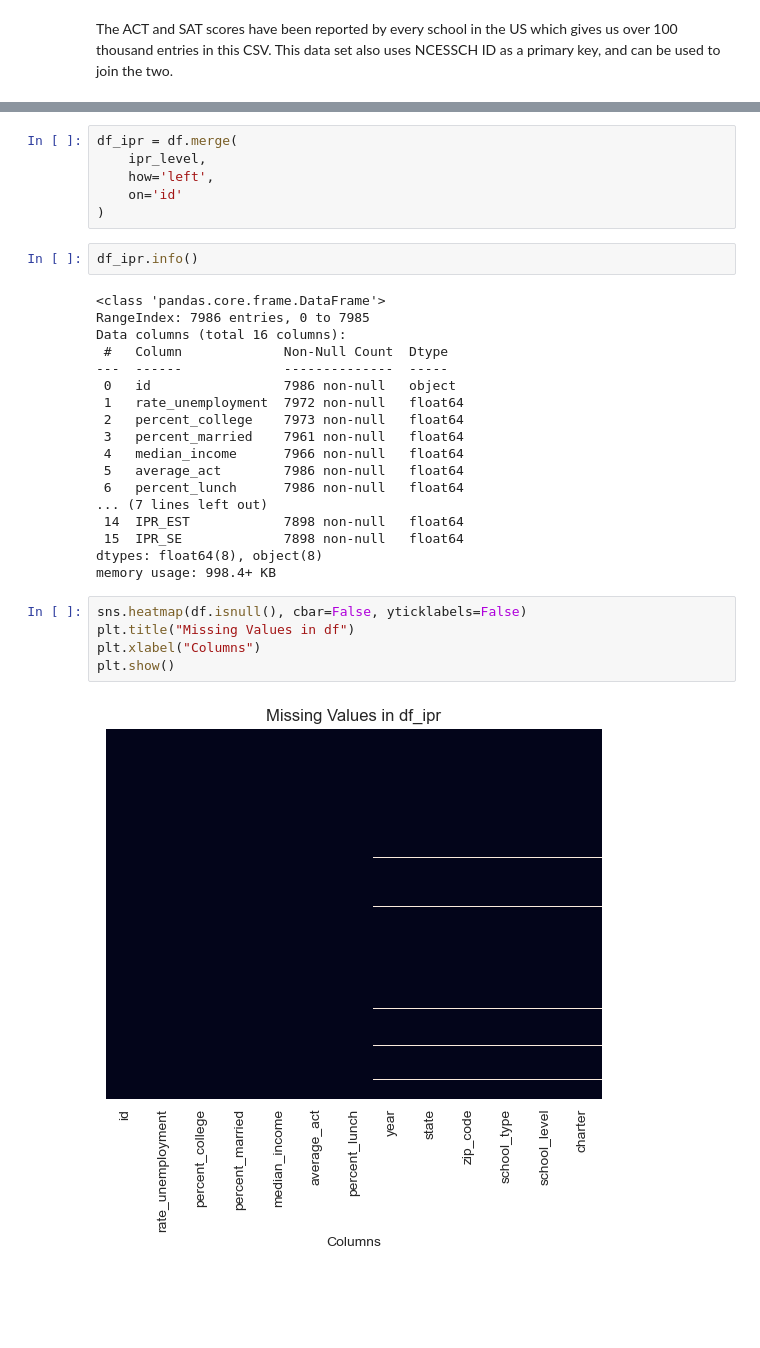
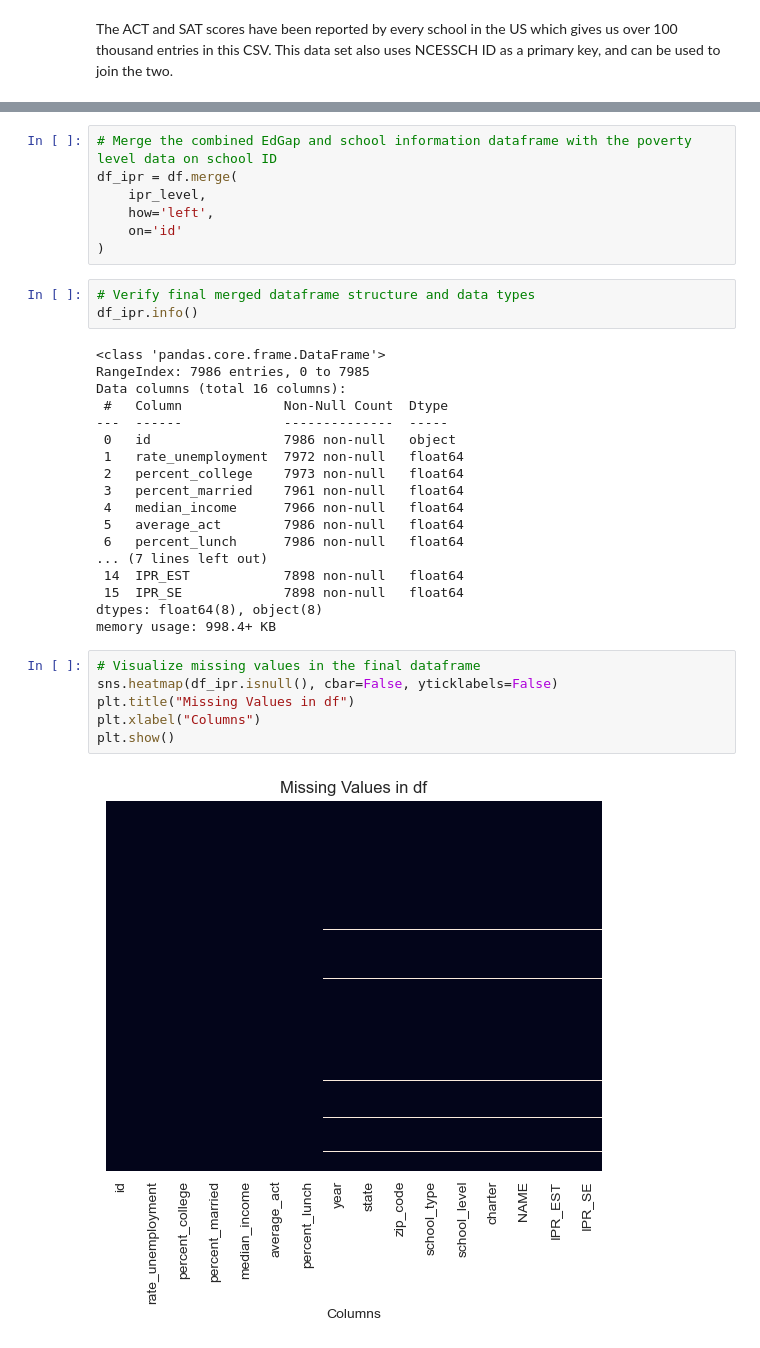
Before and after one commit to belvilleh/education, a Jupyter notebook: code/Education.ipynb, the cells around one changed output, grey strips where cells are left out. Drawn from its saved outputs; the diff is of its cells as text; blank space fills up the shorter version.

```diff
--- a/code/Education.ipynb
+++ b/code/Education.ipynb
@@ -214,12 +227,14 @@ ipr_level.head()
 | 3 | 10000201705 | Wallace Sch - Mt Meigs Campus | 267 | 78 |
 | 4 | 10000201706 | McNeel Sch - Vacca Campus | 172 | 56 |
 # %%
+# Merge the combined EdGap and school information dataframe with the poverty level data on school ID
 df_ipr = df.merge(
     ipr_level,
     how='left',
     on='id'
 )
 # %%
+# Verify final merged dataframe structure and data types
 df_ipr.info()
 # %% [output]
 <class 'pandas.core.frame.DataFrame'>
@@ -240,9 +255,10 @@ Data columns (total 16 columns):
 dtypes: float64(8), object(8)
 memory usage: 998.4+ KB
 # %%
-sns.heatmap(df.isnull(), cbar=False, yticklabels=False)
+# Visualize missing values in the final dataframe
+sns.heatmap(df_ipr.isnull(), cbar=False, yticklabels=False)
 plt.title("Missing Values in df")
 plt.xlabel("Columns")
 plt.show()
 # %% [output]
-[figure, old version]
+[figure, new version]
```
Also changed, not shown: parts of 40 cells of this notebook, 2 other files.
